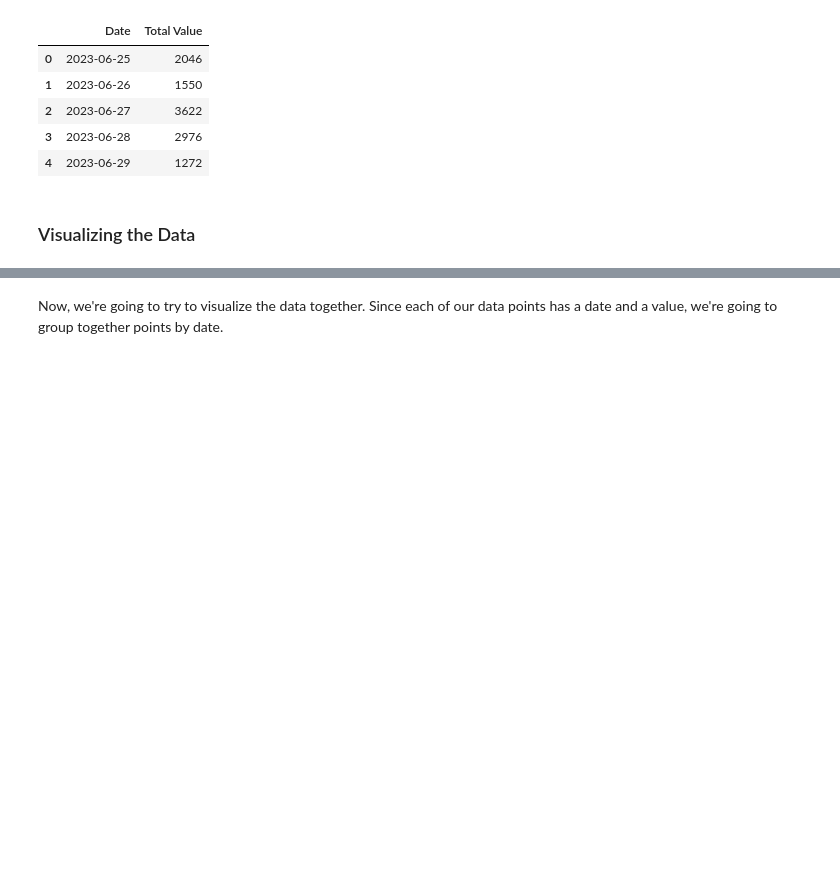
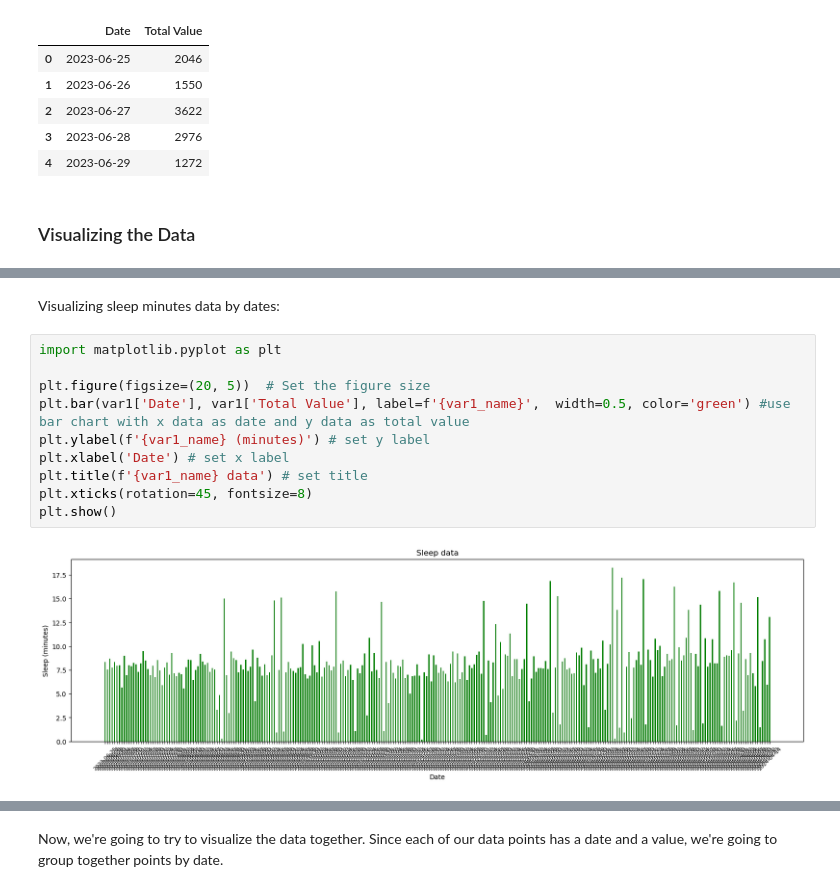
Before and after one commit to skaliappan97/rlo879, a Jupyter notebook: Untitled1.ipynb, the cells around one changed output, grey strips where cells are left out. Drawn from its saved outputs; the diff is of its cells as text; blank space fills up the shorter version.

```diff
--- a/Untitled1.ipynb
+++ b/Untitled1.ipynb
@@ -117,0 +155,14 @@ A subset of Step data:
+# %% [markdown]
+Visualizing sleep minutes data by dates:
+# %%
+import matplotlib.pyplot as plt
+
+plt.figure(figsize=(20, 5))  # Set the figure size
+plt.bar(var1['Date'], var1['Total Value'], label=f'{var1_name}',  width=0.5, color='green') #use bar chart with x data as date and y data as total value
+plt.ylabel(f'{var1_name} (minutes)') # set y label
+plt.xlabel('Date') # set x label
+plt.title(f'{var1_name} data') # set title
+plt.xticks(rotation=45, fontsize=8)
+plt.show()
+# %% [output]
+[figure, added]
```
Also changed, not shown: parts of 61 cells of this notebook.
